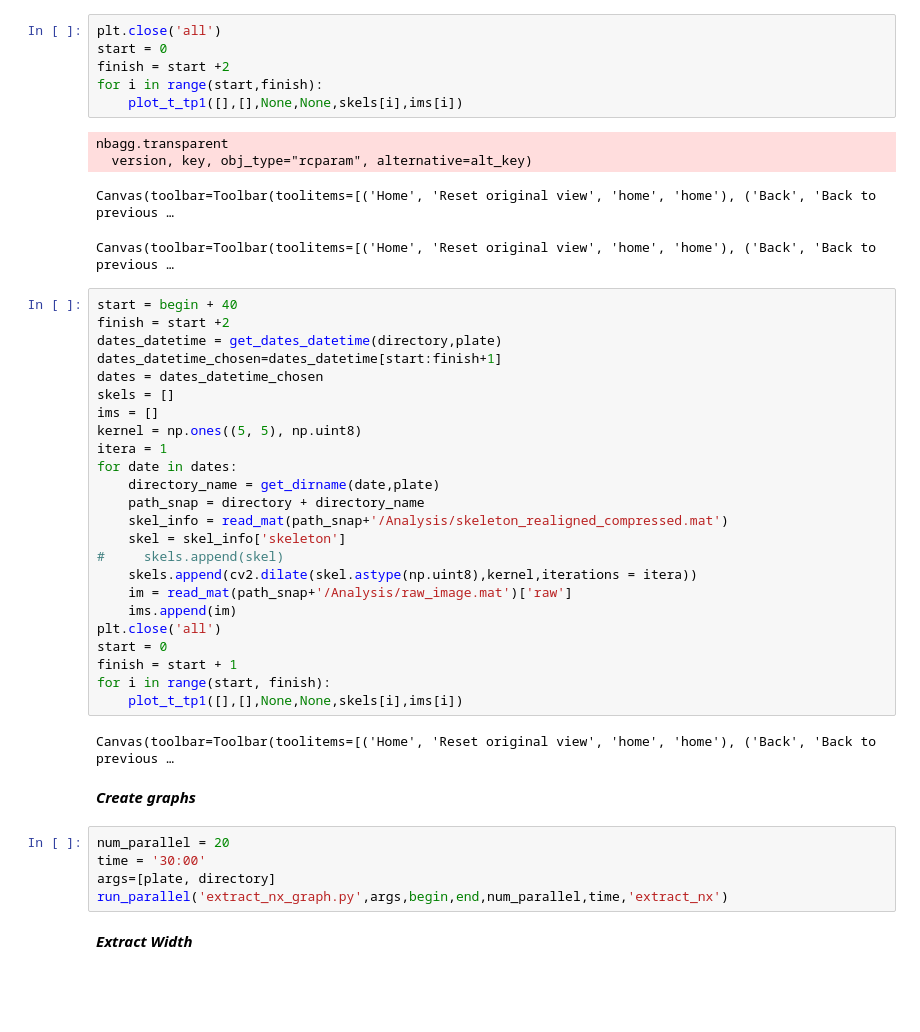
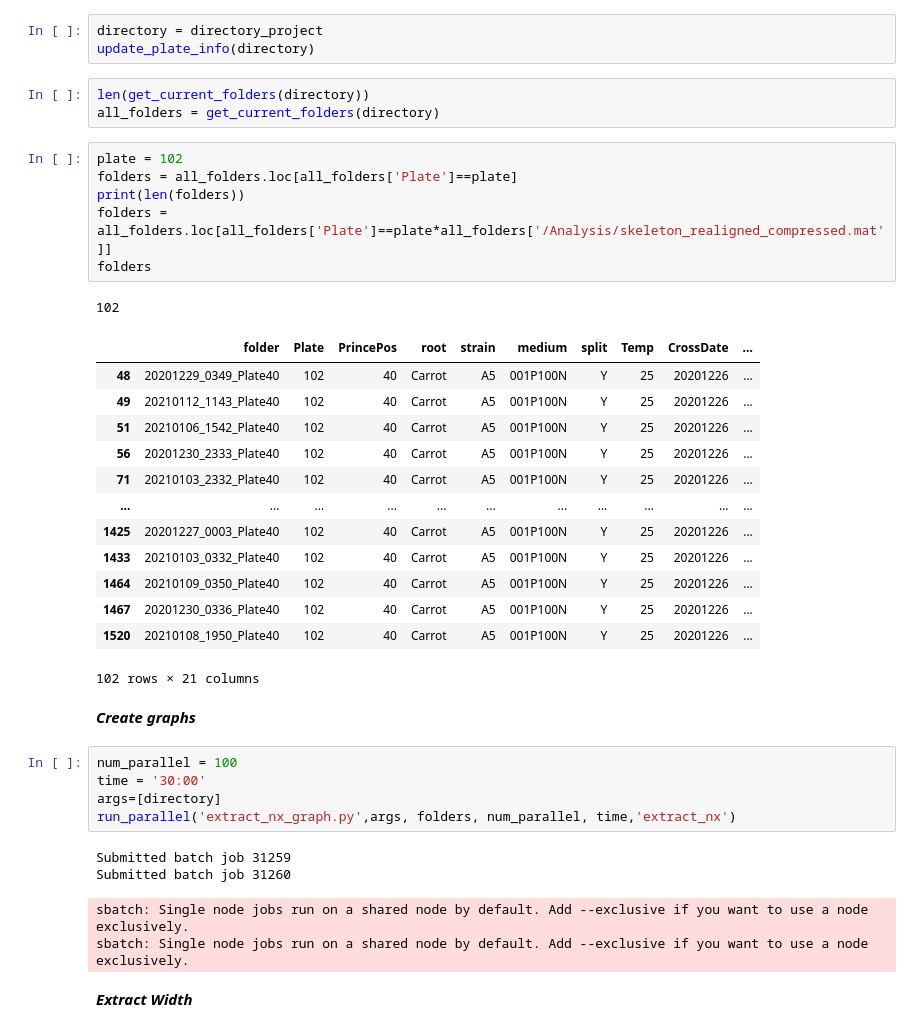
Before and after one commit to Cocopyth/AMFtrack, a Jupyter notebook: amftrack/pipeline/control/graph_extract.ipynb, the cells around one changed output. Saved outputs shown, nothing was run; the diff lists cells and outputs as text; blank space fills up the shorter version.

Commit message:
almost at full working version of pipeline on Snllius with validation

```diff
--- a/amftrack/pipeline/control/graph_extract.ipynb
+++ b/amftrack/pipeline/control/graph_extract.ipynb
@@ -107,47 +31,42 @@ for date in dates:
-# %%
-plt.close('all')
-start = 0
-finish = start +2
-for i in range(start,finish):
-    plot_t_tp1([],[],None,None,skels[i],ims[i])
-# %% [output]
-nbagg.transparent
-  version, key, obj_type="rcparam", alternative=alt_key)
-Canvas(toolbar=Toolbar(toolitems=[('Home', 'Reset original view', 'home', 'home'), ('Back', 'Back to previous …
-Canvas(toolbar=Toolbar(toolitems=[('Home', 'Reset original view', 'home', 'home'), ('Back', 'Back to previous …
-# %%
-start = begin + 40
-finish = start +2
-dates_datetime = get_dates_datetime(directory,plate)
-dates_datetime_chosen=dates_datetime[start:finish+1]
-dates = dates_datetime_chosen
-skels = []
-ims = []
-kernel = np.ones((5, 5), np.uint8)
-itera = 1
-for date in dates:
-    directory_name = get_dirname(date,plate)
-    path_snap = directory + directory_name
-    skel_info = read_mat(path_snap+'/Analysis/skeleton_realigned_compressed.mat')
-    skel = skel_info['skeleton']
-#     skels.append(skel)
-    skels.append(cv2.dilate(skel.astype(np.uint8),kernel,iterations = itera))
-    im = read_mat(path_snap+'/Analysis/raw_image.mat')['raw']
-    ims.append(im)
-plt.close('all')
-start = 0
-finish = start + 1
-for i in range(start, finish):
-    plot_t_tp1([],[],None,None,skels[i],ims[i])
-# %% [output]
-Canvas(toolbar=Toolbar(toolitems=[('Home', 'Reset original view', 'home', 'home'), ('Back', 'Back to previous …
+# %%
+directory = directory_project
+update_plate_info(directory)
+# %%
+len(get_current_folders(directory))
+all_folders = get_current_folders(directory)
+# %%
+plate = 102
+folders = all_folders.loc[all_folders['Plate']==plate]
+print(len(folders))
+folders = all_folders.loc[all_folders['Plate']==plate*all_folders['/Analysis/skeleton_realigned_compressed.mat']]
+folders
+# %% [output]
+102
+|  | folder | Plate | PrincePos | root | strain | medium | split | Temp | CrossDate | ... |
+| 48 | 20201229_0349_Plate40 | 102 | 40 | Carrot | A5 | 001P100N | Y | 25 | 20201226 | ... |
+| 49 | 20210112_1143_Plate40 | 102 | 40 | Carrot | A5 | 001P100N | Y | 25 | 20201226 | ... |
+| 51 | 20210106_1542_Plate40 | 102 | 40 | Carrot | A5 | 001P100N | Y | 25 | 20201226 | ... |
+| 56 | 20201230_2333_Plate40 | 102 | 40 | Carrot | A5 | 001P100N | Y | 25 | 20201226 | ... |
+| 71 | 20210103_2332_Plate40 | 102 | 40 | Carrot | A5 | 001P100N | Y | 25 | 20201226 | ... |
+| ... | ... | ... | ... | ... | ... | ... | ... | ... | ... | ... |
+| 1425 | 20201227_0003_Plate40 | 102 | 40 | Carrot | A5 | 001P100N | Y | 25 | 20201226 | ... |
+| 1433 | 20210103_0332_Plate40 | 102 | 40 | Carrot | A5 | 001P100N | Y | 25 | 20201226 | ... |
+| 1464 | 20210109_0350_Plate40 | 102 | 40 | Carrot | A5 | 001P100N | Y | 25 | 20201226 | ... |
+| 1467 | 20201230_0336_Plate40 | 102 | 40 | Carrot | A5 | 001P100N | Y | 25 | 20201226 | ... |
+| 1520 | 20210108_1950_Plate40 | 102 | 40 | Carrot | A5 | 001P100N | Y | 25 | 20201226 | ... |
+102 rows × 21 columns
 # %% [markdown]
 ***Create graphs***
 # %%
-num_parallel = 20
+num_parallel = 100
 time = '30:00'
-args=[plate, directory]
-run_parallel('extract_nx_graph.py',args,begin,end,num_parallel,time,'extract_nx')
+args=[directory]
+run_parallel('extract_nx_graph.py',args, folders, num_parallel, time,'extract_nx')
+# %% [output]
+Submitted batch job 31259
+Submitted batch job 31260
+sbatch: Single node jobs run on a shared node by default. Add --exclusive if you want to use a node exclusively.
+sbatch: Single node jobs run on a shared node by default. Add --exclusive if you want to use a node exclusively.
 # %% [markdown]
 ***Extract Width***
 # %%
```
Also changed, not shown: parts of 9 cells of this notebook, 12 other files.
